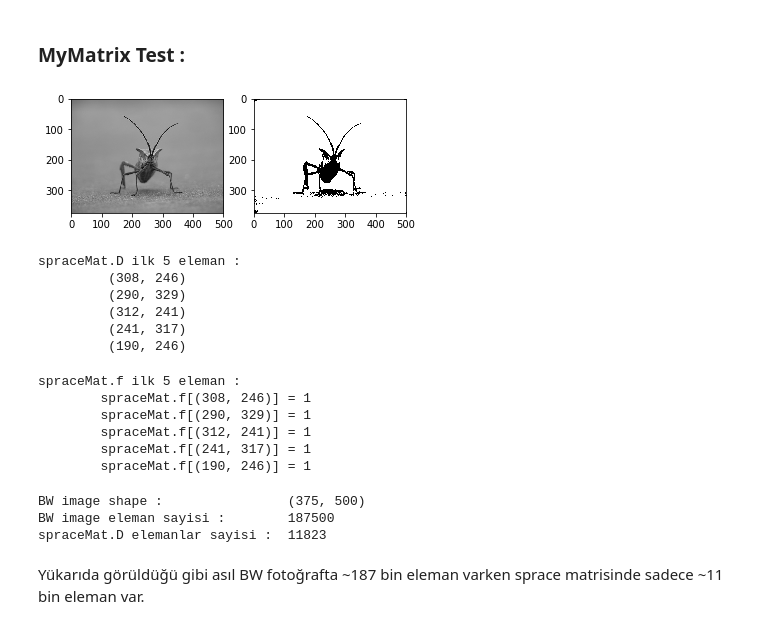
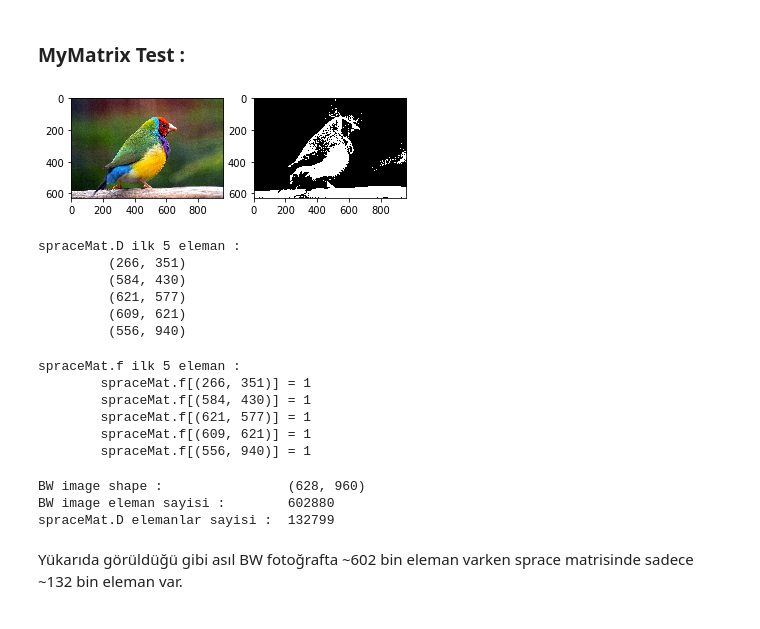
Before and after one commit to amersaw/COMU-ImageProcessing, a Jupyter notebook: ipynbs/#x Sprace Matrix.ipynb, the cells around one changed output. Drawn from its saved outputs; the diff is of its cells as text; code cells hidden in the pictures.

Commit message:
Fix sprace Matrix

```diff
--- a/ipynbs/#x Sprace Matrix.ipynb
+++ b/ipynbs/#x Sprace Matrix.ipynb
@@ -72,7 +72,8 @@ def Create_D_F_uzun(img):
 def Create_D_F(img):
     d = {(i,j)   for i in range(img.shape[0])
                  for j in range(img.shape[1])
-                 if img[i,j] == 0
+                 # Değeri 1 olan elemanları sadece alınacak
+                 if img[i,j] == 1
         }
     f = {(i,j):1 for i,j in d}
     return MyMatrix(d,f)
@@ -80,19 +81,19 @@ def Create_D_F(img):
 ### MyMatrix Test :
 # %%
 # bir foto yükleme
-img = imread('Bug.png')
+img = imread('Bird.jpg')
 
 # Beyaz Siyaha Çevirmek
-img_bw = convert_RGB_to_BW(img, 0.45)
+img_bw = convert_RGB_to_BW(img)
 
 # Sprace Matrisi oluşturmak
 spraceMat = Create_D_F(img_bw)
 
 plt.subplot(1,2,1), plt.imshow(img)
 plt.subplot(1,2,2), plt.imshow(img_bw, cmap='gray')
 plt.show()
 # %% [output]
-[figure, old version]
+[figure, new version]
 # %%
 print('spraceMat.D ilk 5 eleman :')
 D_ilk_5_eleman = list(spraceMat.D)[0:5]
@@ -100,30 +101,30 @@ for i in D_ilk_5_eleman:
     print('\t', i)
 # %% [output]
 spraceMat.D ilk 5 eleman :
-         (308, 246)
-         (290, 329)
-         (312, 241)
-         (241, 317)
-         (190, 246)
+         (266, 351)
+         (584, 430)
+         (621, 577)
+         (609, 621)
+         (556, 940)
 # %%
 print('spraceMat.f ilk 5 eleman :')
 for i in D_ilk_5_eleman:
     print('\tspraceMat.f[' + str(i) + ']\t= ' + str(spraceMat.f[i]))
 # %% [output]
 spraceMat.f ilk 5 eleman :
-        spraceMat.f[(308, 246)] = 1
-        spraceMat.f[(290, 329)] = 1
-        spraceMat.f[(312, 241)] = 1
-        spraceMat.f[(241, 317)] = 1
-        spraceMat.f[(190, 246)] = 1
+        spraceMat.f[(266, 351)] = 1
+        spraceMat.f[(584, 430)] = 1
+        spraceMat.f[(621, 577)] = 1
+        spraceMat.f[(609, 621)] = 1
+        spraceMat.f[(556, 940)] = 1
 # %%
 shape = img_bw.shape
 print('BW image shape : \t\t' + str(shape))
 print('BW image eleman sayisi :\t' + str(shape[0] * shape[1]))
 print('spraceMat.D elemanlar sayisi :\t' + str(len(spraceMat.D)))
 # %% [output]
-BW image shape :                (375, 500)
-BW image eleman sayisi :        187500
-spraceMat.D elemanlar sayisi :  11823
+BW image shape :                (628, 960)
+BW image eleman sayisi :        602880
+spraceMat.D elemanlar sayisi :  132799
 # %% [markdown]
-Yükarıda görüldüğü gibi asıl BW fotoğrafta ~187 bin eleman varken sprace matrisinde sadece ~11 bin eleman var.
+Yükarıda görüldüğü gibi asıl BW fotoğrafta ~602 bin eleman varken sprace matrisinde sadece ~132 bin eleman var.
```
Also changed, not shown: parts of 1 cell of this notebook, 3 other files.
